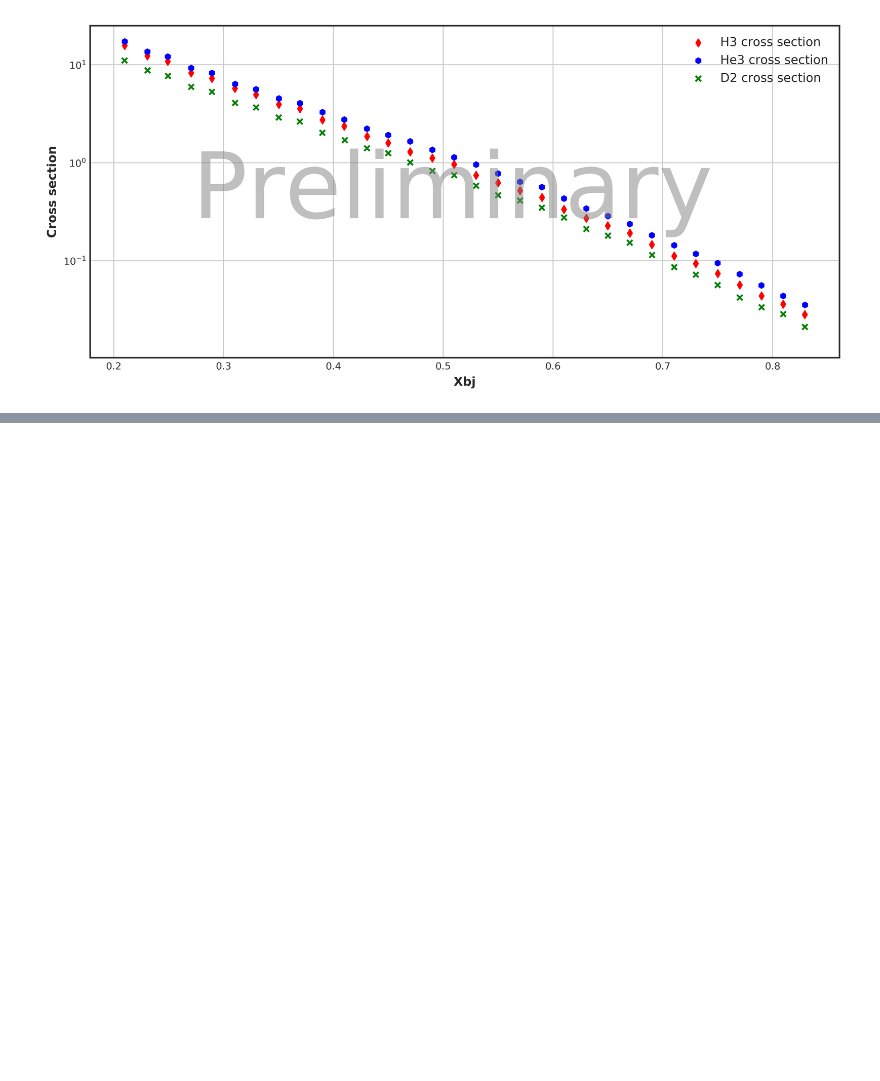
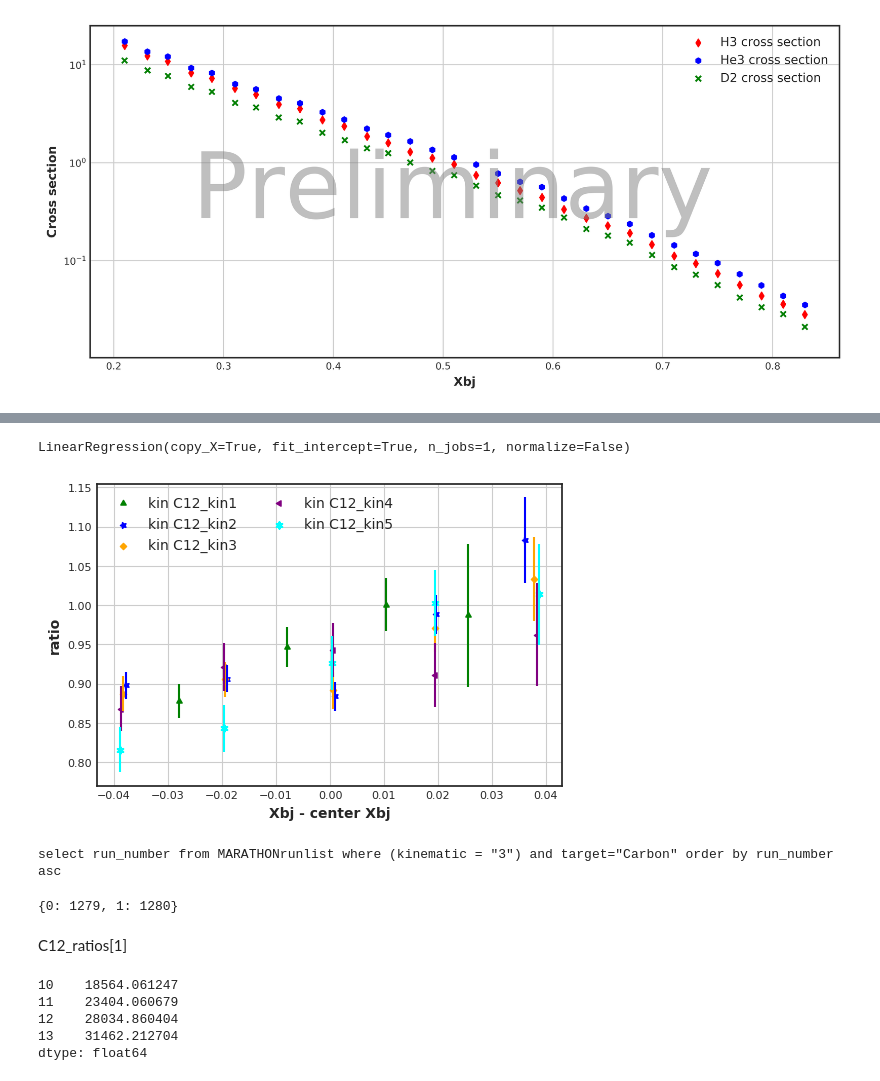
Before and after one commit to jbane11/Tri_offline, a Jupyter notebook: MC_comparison/cross_EMC.ipynb, the cells around one changed output, grey strips where cells are left out. Drawn from its saved outputs; the diff is of its cells as text; code cells hidden in the pictures; blank space fills up the shorter version.

```diff
--- a/MC_comparison/cross_EMC.ipynb
+++ b/MC_comparison/cross_EMC.ipynb
@@ -1303,0 +1489,20 @@ newfig.savefig('/home/jbane/latex_shows/images/multisigma.pdf'.format(cuttype,bi
+# %%
+kincenteral(C12_ratios,kinsC12)
+# %% [output]
+LinearRegression(copy_X=True, fit_intercept=True, n_jobs=1, normalize=False)
+[figure, added]
+# %%
+SQLF.SQLRuns("C12","3","1st")
+# %% [output]
+select run_number from MARATHONrunlist where (kinematic = "3") and target="Carbon" order by run_number asc
+{0: 1279, 1: 1280}
+# %% [markdown]
+C12_ratios[1]
+# %%
+C12_ratios[0]['Ne']/C12_ratios[0]['Yield']/(25.0/1000000)/1000
+# %% [output]
+10    18564.061247
+11    23404.060679
+12    28034.860404
+13    31462.212704
+dtype: float64
```
Also changed, not shown: parts of 15 cells of this notebook, 9 other files.
